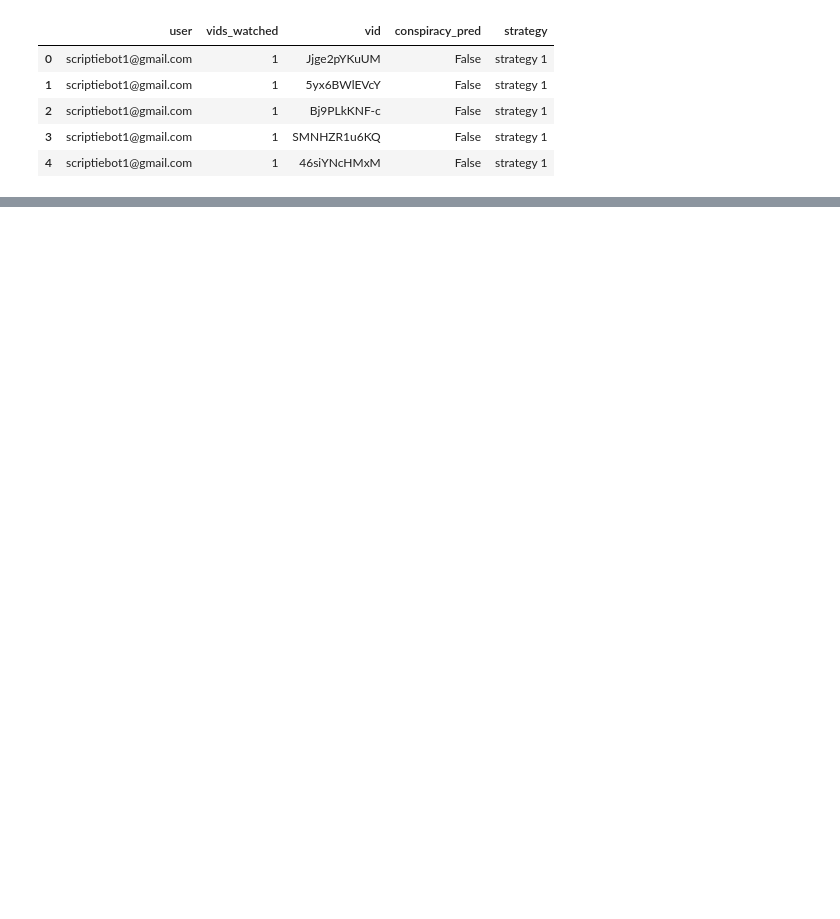
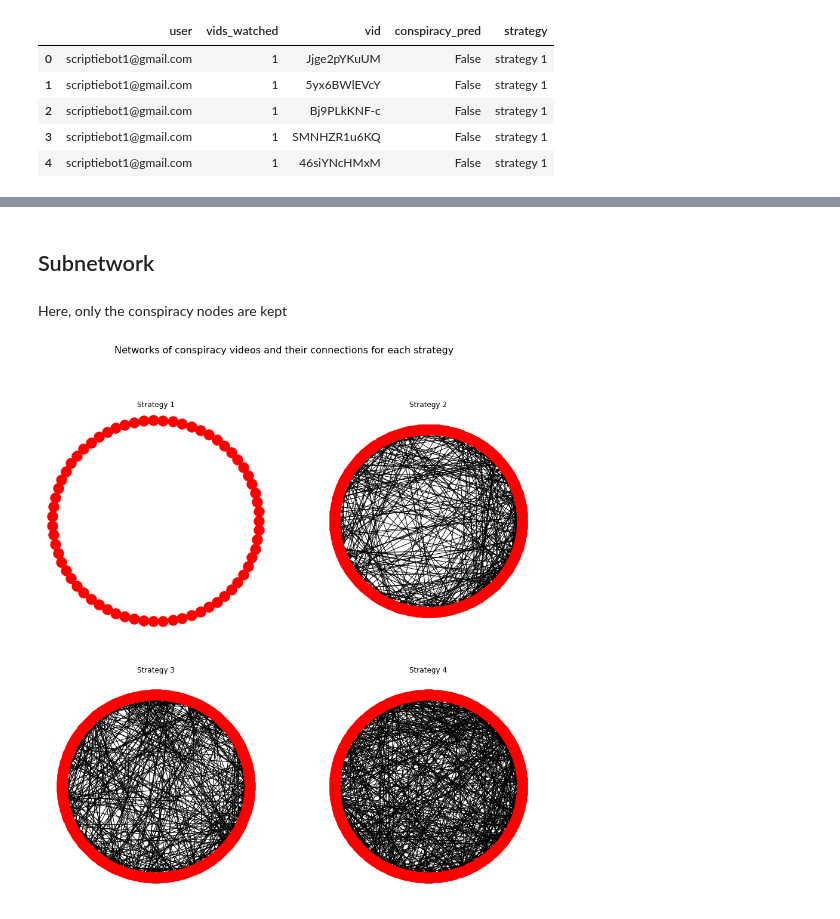
Before and after one commit to Roan-Schellingerhout/YouTube_conspiracy_paper, a Jupyter notebook: Results/Recommendation network.ipynb, the cells around one changed output, grey strips where cells are left out. Drawn from its saved outputs; the diff is of its cells as text; code cells hidden in the pictures; blank space fills up the shorter version.

```diff
--- a/Results/Recommendation network.ipynb
+++ b/Results/Recommendation network.ipynb
@@ -219,0 +274,42 @@ fig.suptitle('Heatmaps of the distributions of edge types (in the form vertical
+# %% [markdown]
+## Subnetwork
+# %% [markdown]
+Here, only the conspiracy nodes are kept
+# %%
+fig, axes = plt.subplots(nrows=2, ncols=2, figsize=(15, 15))
+fig.subplots_adjust(hspace=0.2, wspace=0.2)
+
+ax = axes.flatten()
+
+metrics_2 = defaultdict(list)
+
+for i, strat in enumerate(graphs):
+    sg = nx.subgraph(graphs[strat], [x for x in graphs[strat] if graphs[strat].nodes[x]["conspiracy"]])
+    nx.draw(sg,
+            node_color="red",
+            pos = nx.circular_layout(sg),
+            ax = ax[i])
+
+    ax[i].set_title(f"Strategy {i + 1}")
+
+#     metrics_2["betweenness_centrality"].append(np.mean(list(nx.betweenness_centrality(sg).values())))
+#     metrics_2["clustering_coefficient"].append(nx.average_clustering(sg))
+
+#     metrics_2["density"].append(nx.density(sg))
+#     metrics_2["size"].append(sg.size())
+
+#     metrics_2["SCC"].append(len(max(list(nx.strongly_connected_components(sg)), key=len)))
+
+#     try:
+#         metrics_2["avg path length"].append(nx.average_shortest_path_length(sg.to_undirected()))
+#     except:
+#         metrics_2["avg path length"].append(np.nan)
+
+#     try:
+#         metrics_2["diameter"].append(nx.diameter(sg.to_undirected()))
+#     except Exception as e:
+#         metrics_2["diameter"].append(np.nan)
+
+fig.suptitle('Networks of conspiracy videos and their connections for each strategy', fontsize = 16);
+# %% [output]
+[figure, added]
```
Also changed, not shown: parts of 21 cells of this notebook, 2 other files.
